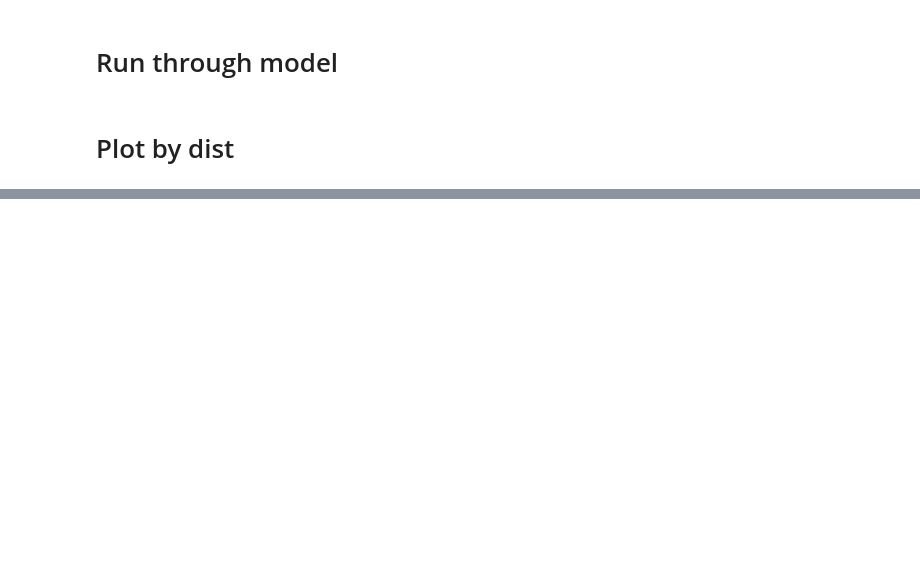
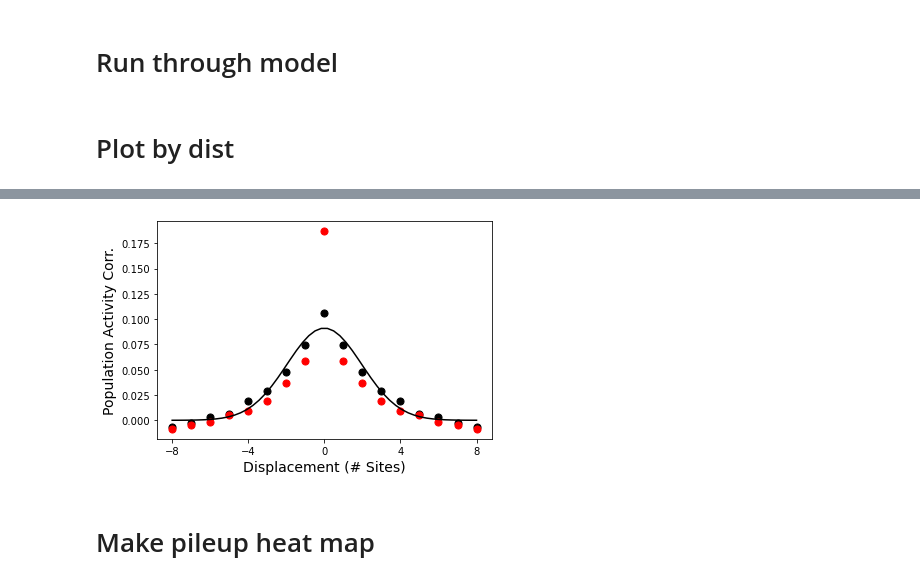
Before and after one commit to chingf/sr-project, a Jupyter notebook: notebooks/7c-cache.ipynb, the cells around one changed output, grey strips where cells are left out. Drawn from its saved outputs; the diff is of its cells as text; code cells hidden in the pictures; blank space fills up the shorter version.

```diff
--- a/notebooks/7c-cache.ipynb
+++ b/notebooks/7c-cache.ipynb
@@ -122,0 +177,40 @@ plt.show()
+# %%
+dists = np.array(dists)
+events = np.array(events)
+similarities = np.array(similarities)
+# %%
+spatial_x = np.arange(-8, 9)
+spatial_y = [np.mean(
+    similarities[np.logical_and(dists==x, events=='Spatial')]
+    ) for x in spatial_x
+    ]
+
+cache_x = np.arange(-8, 9)
+cache_y = [np.mean(
+    similarities[np.logical_and(dists==x, events=='Cache')]
+    ) for x in spatial_x
+    ]
+# %%
+from scipy.optimize import curve_fit
+
+# Define the Gaussian function for curve fitting
+def gauss(x, A, B):
+    y = A*np.exp(-1*B*x**2)
+    return y
+parameters, covariance = curve_fit(gauss, spatial_x, spatial_y)
+# %%
+plt.figure()
+spatial_fit_x = np.linspace(-8, 8, 50, endpoint=True)
+spatial_fit = gauss(spatial_fit_x, parameters[0], parameters[1])
+plt.scatter(spatial_x, spatial_y, label='Spatial', color='black', s=50)
+plt.plot(spatial_fit_x, spatial_fit, label='Spatial', color='black')
+plt.scatter(cache_x, cache_y, label='Cache', color='red', s=50)
+plt.ylabel('Population Activity Corr.', fontsize=14)
+plt.xlabel('Displacement (# Sites)', fontsize=14)
+plt.xticks([-8, -4, 0, 4, 8])
+plt.savefig('cache_retrieve.png', dpi=300)
+plt.show()
+# %% [output]
+[figure, added]
+# %% [markdown]
+# Make pileup heat map
```
Also changed, not shown: parts of 16 cells of this notebook, 3 other files.
